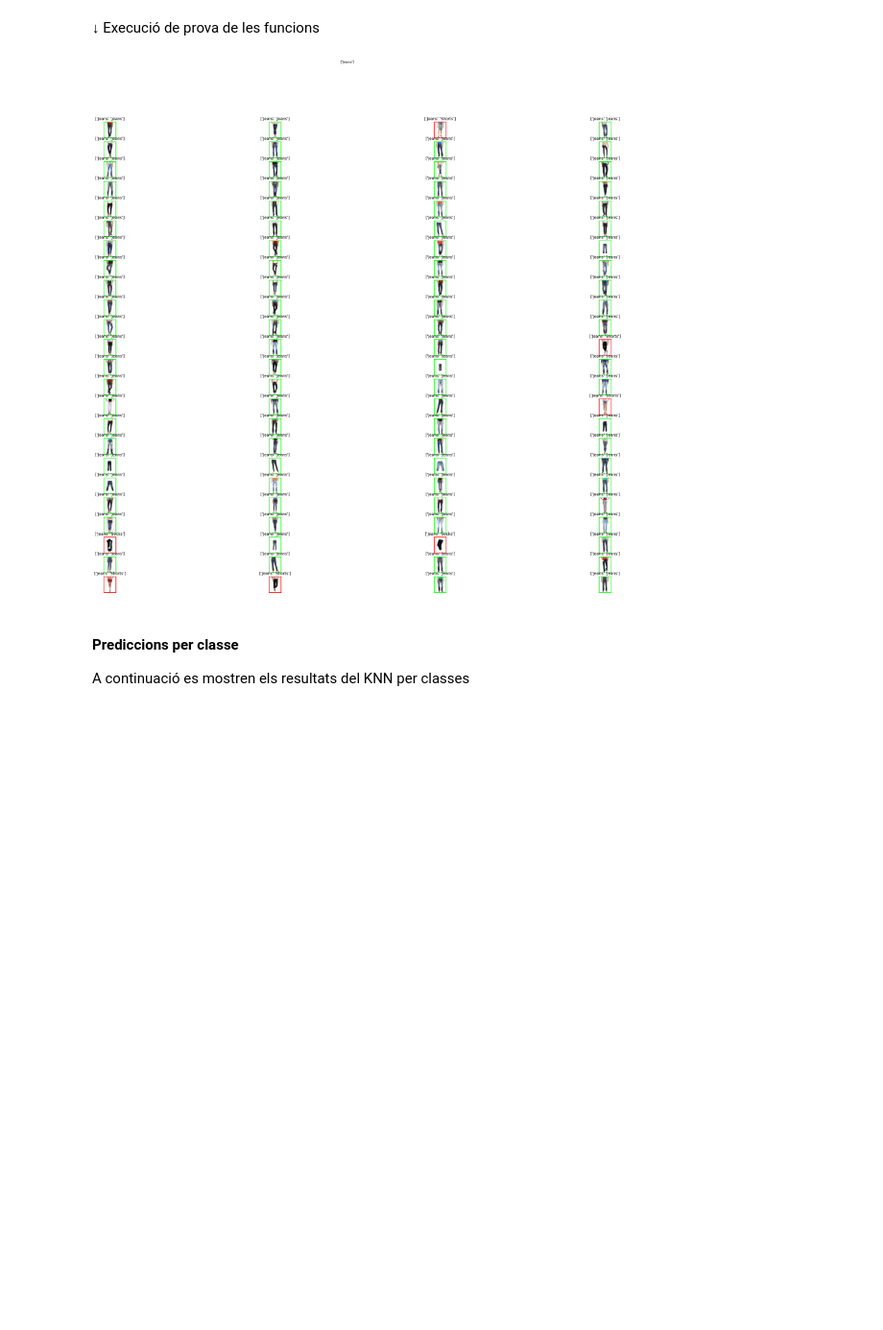
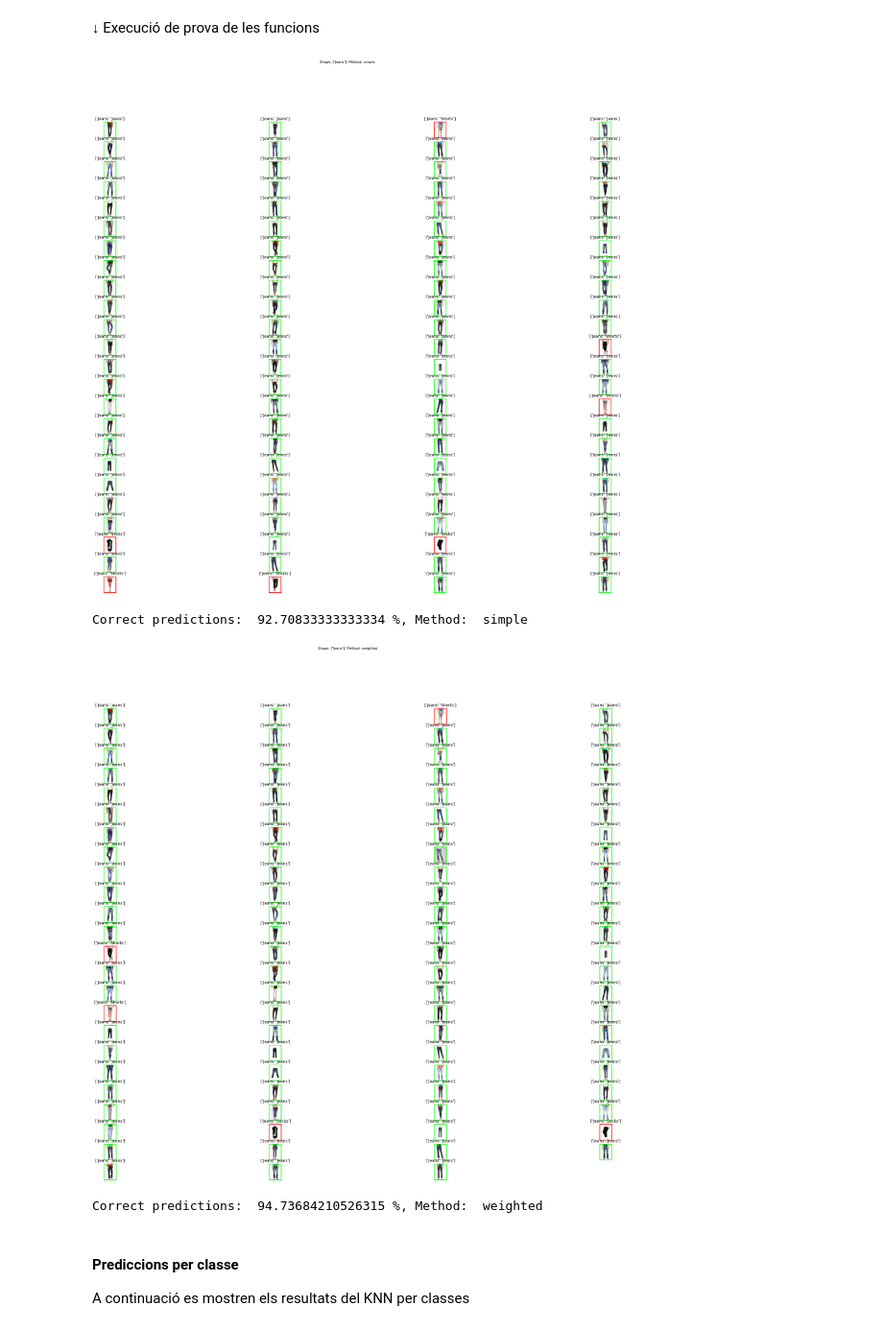
Before and after one commit to aleixJ/Practica2_IA, a Jupyter notebook: Etiquetador/analisis_part3.ipynb, the cells around one changed output. Shown at 96% size. Drawn from its saved outputs; the diff is of its cells as text; code cells hidden in the pictures; blank space fills up the shorter version.

Commit message:
'get_class_weighted' for KNN implemented. Others minors updates in jupyter

```diff
--- a/Etiquetador/analisis_part3.ipynb
+++ b/Etiquetador/analisis_part3.ipynb
@@ -247,20 +247,21 @@ def check_shape_prediction(prediccions, labels):
     return check_list
 
 
-def retrieval_by_shape(train_imgs, train_class_labels, test_imgs, test_class_labels, k=10):
+def retrieval_by_shape(train_imgs, train_class_labels, test_imgs, test_class_labels, k=10, option='simple'):
     # Inicialitzem i entrenem el KNN
     knn = KNN.KNN(train_data=utils.rgb2gray(train_imgs), labels=train_class_labels)
 
     # Fem les prediccions
-    predictions = knn.predict(utils.rgb2gray(test_imgs), k=k)
+    predictions = knn.predict(utils.rgb2gray(test_imgs), k=k, option=option)
 
     # Comprovem que les validacions siguin correctes
     ok = check_shape_prediction(prediccions=predictions, labels=test_class_labels)
 
     return predictions, test_class_labels ,ok
 
-def show_predictions(images, prediccions, labels, ok, shape=['Jeans']):
+def show_predictions(images, prediccions, labels, ok, shape=['Jeans'], option='simple'):
 
+    title = "Shape: " + str(shape) + ", Method: " + str(option)
     # Fem que si la entrada és una string s'inclogui dins d'un array
     if type(shape) is str:
         shape = [shape]
@@ -283,21 +284,34 @@ def show_predictions(images, prediccions, labels, ok, shape=['Jeans']):
     ok_to_print = np.array(ok_to_print)
 
     # Mostrem les dades fent us de la funció
-    visualize_retrieval(images_to_print, topN=len(images_to_print), info=labels_to_print, ok=ok_to_print, fac_size=5, title=shape)
+    visualize_retrieval(images_to_print, topN=len(images_to_print), info=labels_to_print, ok=ok_to_print, fac_size=5, title=title)
+    # Mostrem el percentatge de correctes
+    print("Correct predictions: ", np.sum(ok_to_print)/len(ok_to_print)*100, "%, Method: ", option)
 # %% [markdown]
 ↓ Execució de prova de les funcions
 # %%
 # Execution
 # Carreguem les imatges
 train_imgs, train_class_labels, train_color_labels, test_imgs, test_class_labels, test_color_labels = load_train()
 
+option = 'simple'
 # Entrenem i fem les prediccions del KNN
-predictions, labels, ok = retrieval_by_shape(train_imgs, train_class_labels, test_imgs, test_class_labels, k=10)
+predictions, labels, ok = retrieval_by_shape(train_imgs, train_class_labels, test_imgs, test_class_labels, k=10, option=option)
 
 # Mostrem els resultats
-show_predictions(images=test_imgs, prediccions=predictions, labels=labels, ok=ok, shape=['Jeans'])
+show_predictions(images=test_imgs, prediccions=predictions, labels=labels, ok=ok, shape=['Jeans'], option=option)
+
+option = 'weighted'
+# Entrenem i fem les prediccions del KNN
+predictions, labels, ok = retrieval_by_shape(train_imgs, train_class_labels, test_imgs, test_class_labels, k=10, option=option)
+
+# Mostrem els resultats
+show_predictions(images=test_imgs, prediccions=predictions, labels=labels, ok=ok, shape=['Jeans'], option=option)
 # %% [output]
-[figure, old version]
+[figure, new version]
+Correct predictions:  92.70833333333334 %, Method:  simple
+[figure, added]
+Correct predictions:  94.73684210526315 %, Method:  weighted
 # %% [markdown]
 #### Prediccions per classe
 
```
Also changed, not shown: parts of 6 cells of this notebook, 1 other file.
